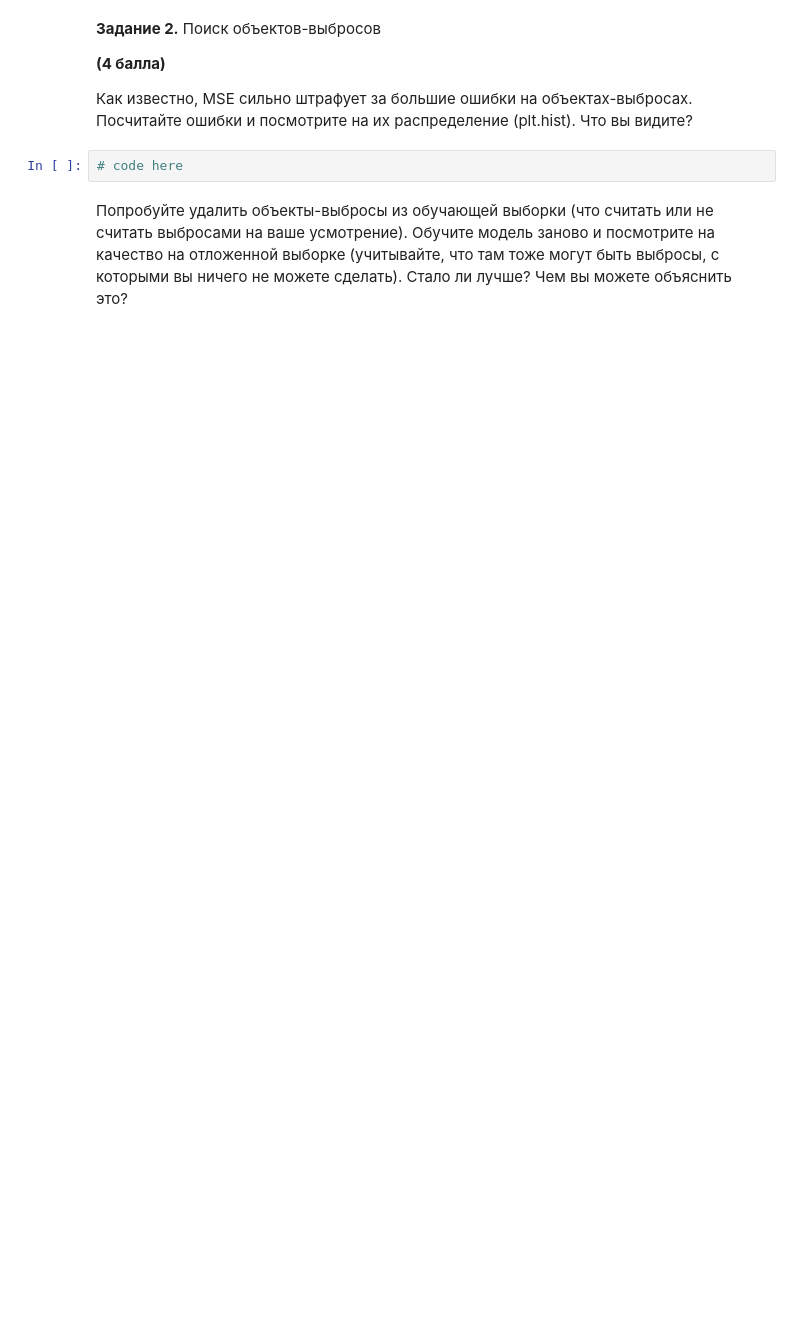
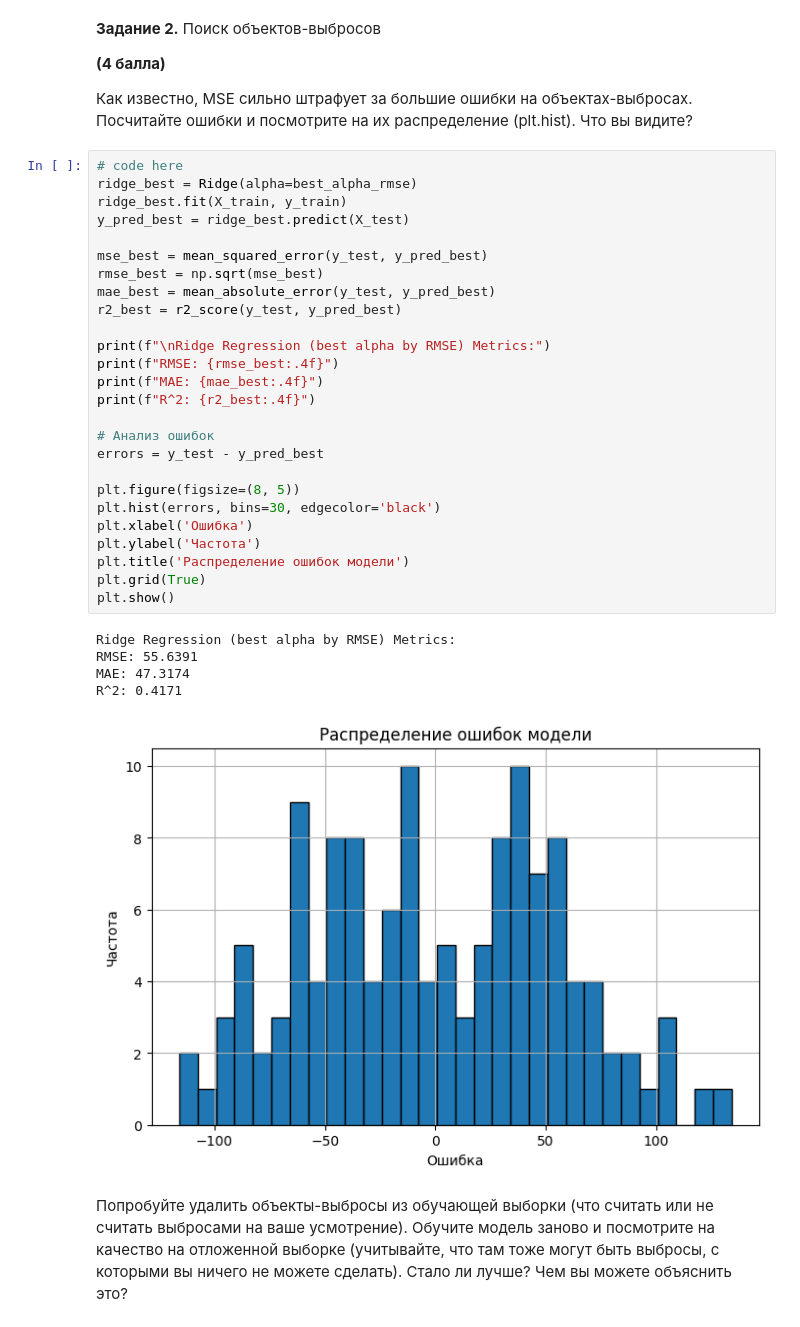
Before and after one commit to Larong11/AESC_ML, a Jupyter notebook: task 4/task4_linreg_tune_practice.ipynb, the cells around one changed output. Cells and saved outputs as stored; diff of their text form; blank space fills up the shorter version.

```diff
--- a/task 4/task4_linreg_tune_practice.ipynb
+++ b/task 4/task4_linreg_tune_practice.ipynb
@@ -105,7 +183,37 @@ __Задание 2.__ Поиск объектов-выбросов
 **(4 балла)**
 
 Как известно, MSE сильно штрафует за большие ошибки на объектах-выбросах. Посчитайте ошибки и посмотрите на их распределение (plt.hist). Что вы видите?
-# %%
-# code here
+# %%
+# code here
+ridge_best = Ridge(alpha=best_alpha_rmse)
+ridge_best.fit(X_train, y_train)
+y_pred_best = ridge_best.predict(X_test)
+
+mse_best = mean_squared_error(y_test, y_pred_best)
+rmse_best = np.sqrt(mse_best)
+mae_best = mean_absolute_error(y_test, y_pred_best)
+r2_best = r2_score(y_test, y_pred_best)
+
+print(f"\nRidge Regression (best alpha by RMSE) Metrics:")
+print(f"RMSE: {rmse_best:.4f}")
+print(f"MAE: {mae_best:.4f}")
+print(f"R^2: {r2_best:.4f}")
+
+# Анализ ошибок
+errors = y_test - y_pred_best
+
+plt.figure(figsize=(8, 5))
+plt.hist(errors, bins=30, edgecolor='black')
+plt.xlabel('Ошибка')
+plt.ylabel('Частота')
+plt.title('Распределение ошибок модели')
+plt.grid(True)
+plt.show()
+# %% [output]
+Ridge Regression (best alpha by RMSE) Metrics:
+RMSE: 55.6391
+MAE: 47.3174
+R^2: 0.4171
+[figure, added]
 # %% [markdown]
 Попробуйте удалить объекты-выбросы из обучающей выборки (что считать или не считать выбросами на ваше усмотрение). Обучите модель заново и посмотрите на качество на отложенной выборке (учитывайте, что там тоже могут быть выбросы, с которыми вы ничего не можете сделать). Стало ли лучше? Чем вы можете объяснить это?
```
Also changed, not shown: parts of 5 cells of this notebook.
